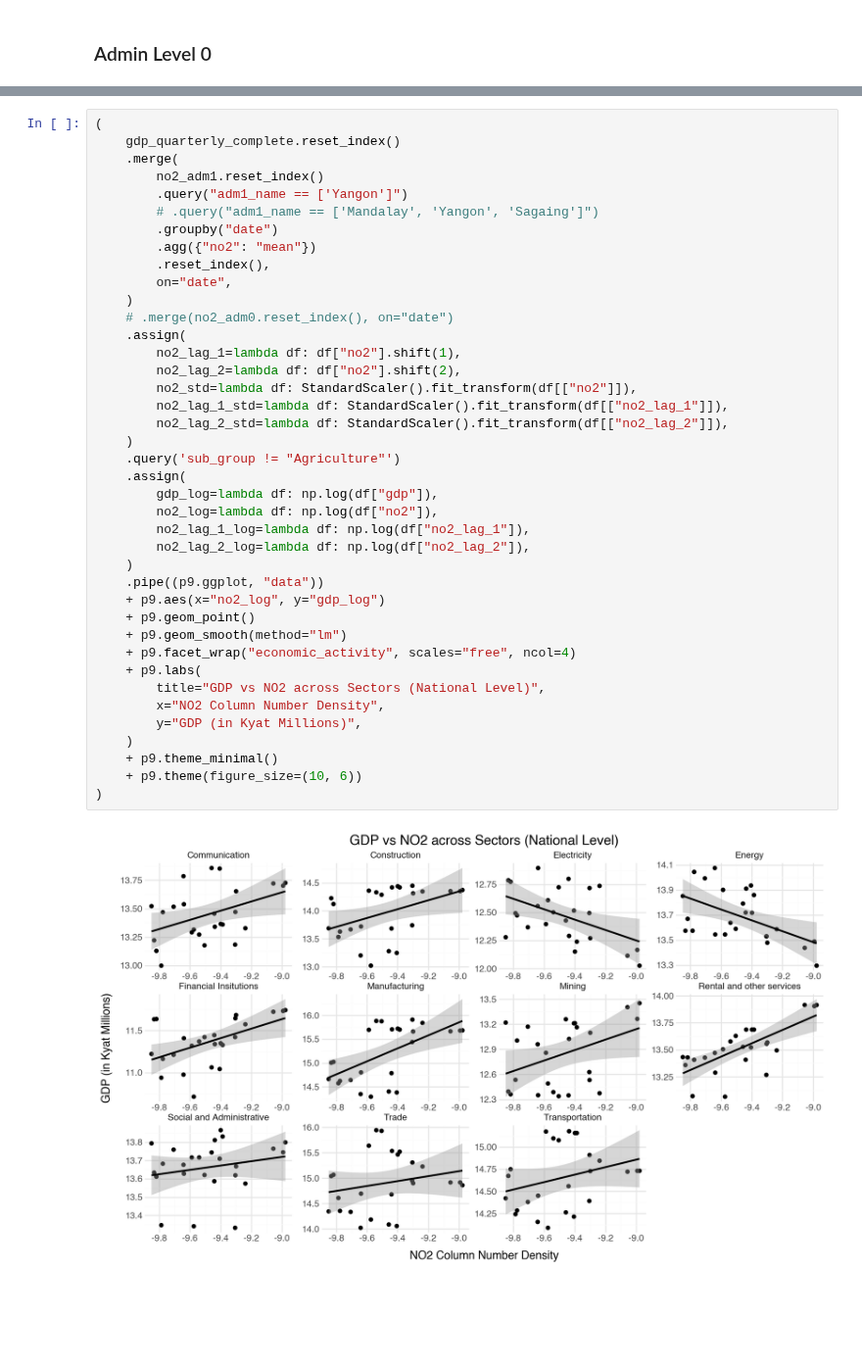
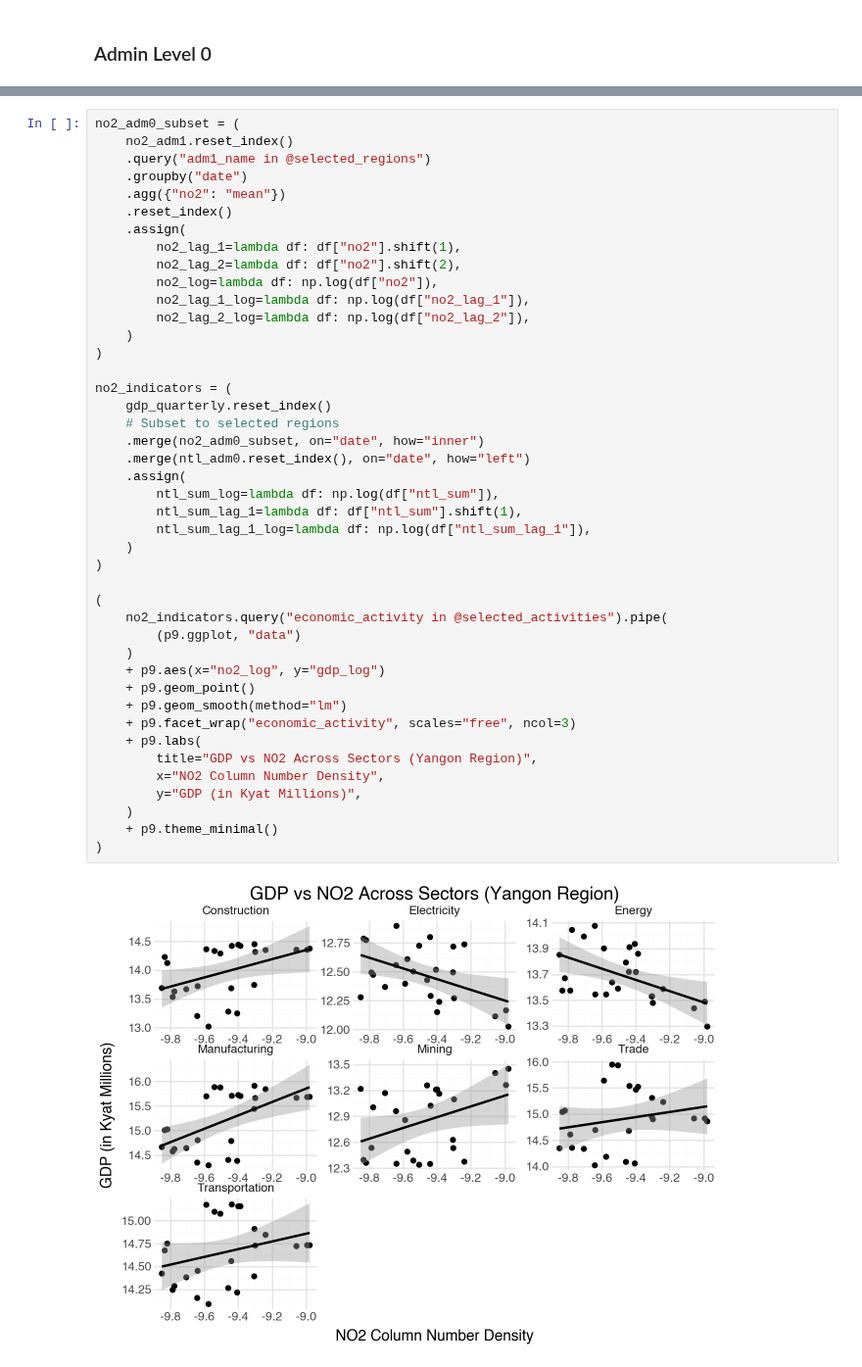
Before and after one commit to datapartnership/myanmar-economic-monitor, a Jupyter notebook: notebooks/airpollution/no2-analysis.ipynb, the cells around one changed output, grey strips where cells are left out. Shown at 98% size. Saved outputs shown, nothing was run; the diff lists cells and outputs as text; blank space fills up the shorter version.

```diff
--- a/notebooks/airpollution/no2-analysis.ipynb
+++ b/notebooks/airpollution/no2-analysis.ipynb
@@ -378,42 +331,45 @@ gdp_quarterly_complete = (
 # %%
-(
-    gdp_quarterly_complete.reset_index()
-    .merge(
-        no2_adm1.reset_index()
-        .query("adm1_name == ['Yangon']")
-        # .query("adm1_name == ['Mandalay', 'Yangon', 'Sagaing']")
-        .groupby("date")
-        .agg({"no2": "mean"})
-        .reset_index(),
-        on="date",
-    )
-    # .merge(no2_adm0.reset_index(), on="date")
+no2_adm0_subset = (
+    no2_adm1.reset_index()
+    .query("adm1_name in @selected_regions")
+    .groupby("date")
+    .agg({"no2": "mean"})
+    .reset_index()
     .assign(
         no2_lag_1=lambda df: df["no2"].shift(1),
         no2_lag_2=lambda df: df["no2"].shift(2),
-        no2_std=lambda df: StandardScaler().fit_transform(df[["no2"]]),
-        no2_lag_1_std=lambda df: StandardScaler().fit_transform(df[["no2_lag_1"]]),
-        no2_lag_2_std=lambda df: StandardScaler().fit_transform(df[["no2_lag_2"]]),
-    )
-    .query('sub_group != "Agriculture"')
-    .assign(
-        gdp_log=lambda df: np.log(df["gdp"]),
         no2_log=lambda df: np.log(df["no2"]),
         no2_lag_1_log=lambda df: np.log(df["no2_lag_1"]),
         no2_lag_2_log=lambda df: np.log(df["no2_lag_2"]),
     )
-    .pipe((p9.ggplot, "data"))
+)
+
+no2_indicators = (
+    gdp_quarterly.reset_index()
+    # Subset to selected regions
+    .merge(no2_adm0_subset, on="date", how="inner")
+    .merge(ntl_adm0.reset_index(), on="date", how="left")
+    .assign(
+        ntl_sum_log=lambda df: np.log(df["ntl_sum"]),
+        ntl_sum_lag_1=lambda df: df["ntl_sum"].shift(1),
+        ntl_sum_lag_1_log=lambda df: np.log(df["ntl_sum_lag_1"]),
+    )
+)
+
+(
+    no2_indicators.query("economic_activity in @selected_activities").pipe(
+        (p9.ggplot, "data")
+    )
     + p9.aes(x="no2_log", y="gdp_log")
     + p9.geom_point()
     + p9.geom_smooth(method="lm")
-    + p9.facet_wrap("economic_activity", scales="free", ncol=4)
+    + p9.facet_wrap("economic_activity", scales="free", ncol=3)
     + p9.labs(
-        title="GDP vs NO2 across Sectors (National Level)",
+        title="GDP vs NO2 Across Sectors (Yangon Region)",
         x="NO2 Column Number Density",
         y="GDP (in Kyat Millions)",
     )
     + p9.theme_minimal()
-    + p9.theme(figure_size=(10, 6))
 )
 # %% [output]
-[figure, old version]
+[figure, new version]
```
Also changed, not shown: parts of 25 cells of this notebook.
